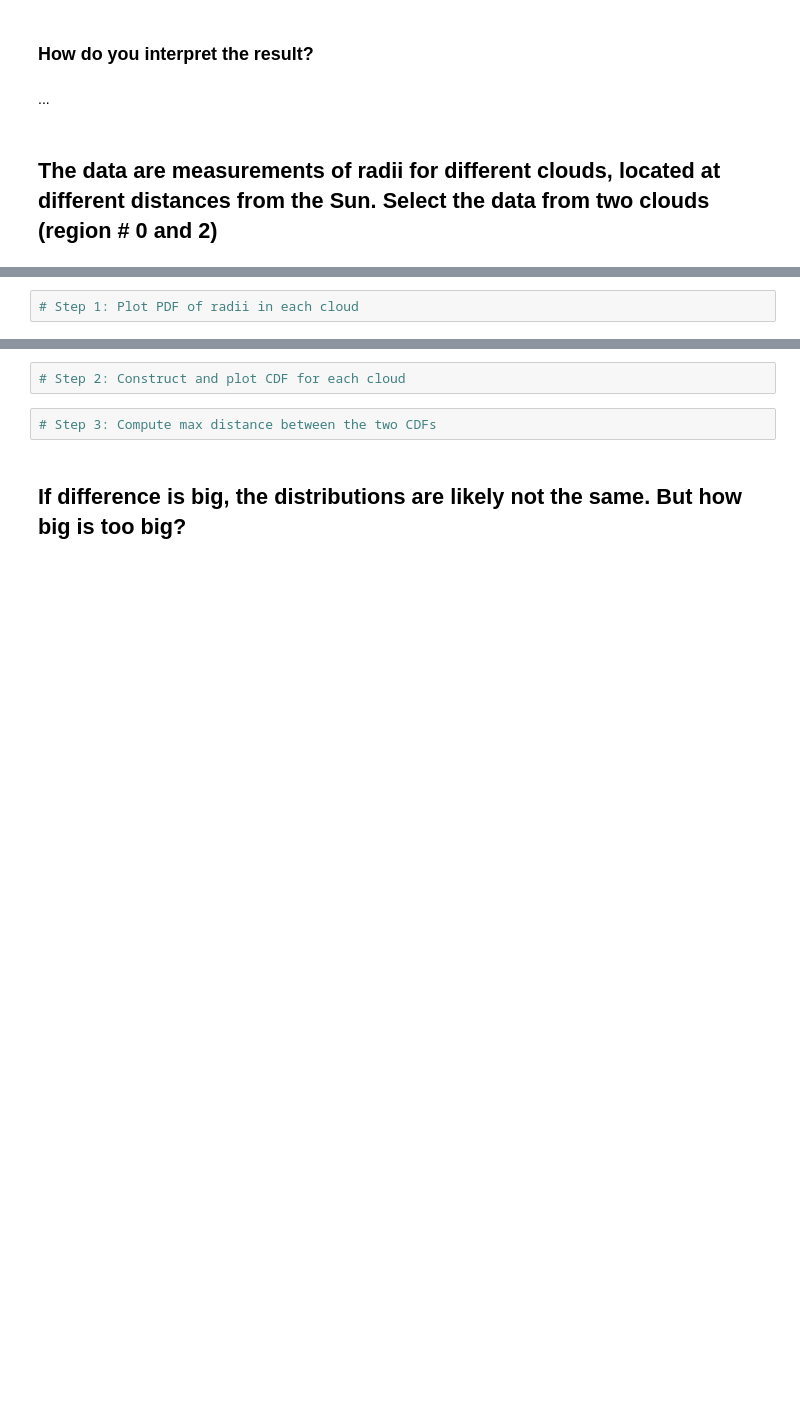
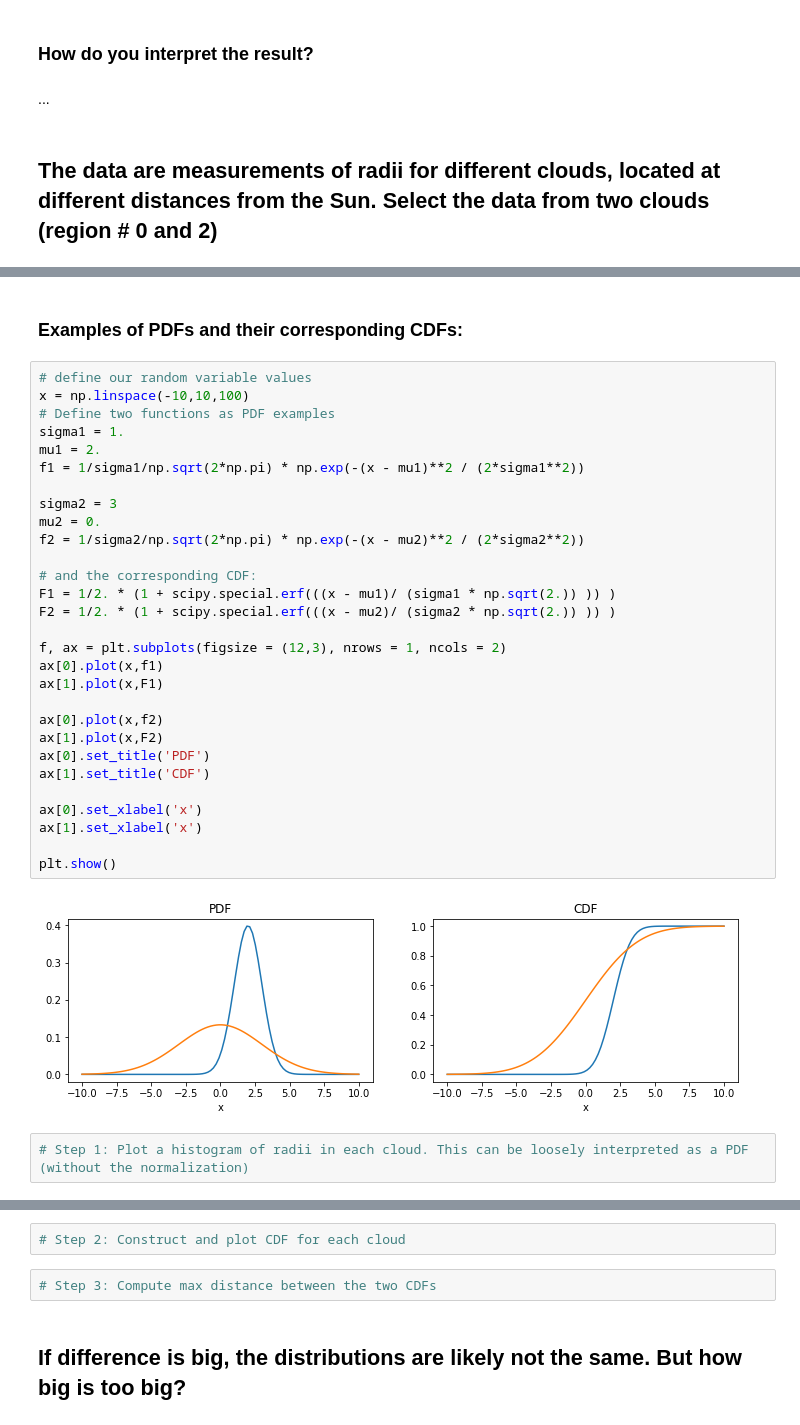
Before and after one commit to ginleaf/pyucy1, a Jupyter notebook: Hypothesis_testing.ipynb, the cells around one changed output, grey strips where cells are left out. Drawn from its saved outputs; the diff is of its cells as text; blank space fills up the shorter version.

Commit message:
p-value theory

```diff
--- a/Hypothesis_testing.ipynb
+++ b/Hypothesis_testing.ipynb
@@ -51,2 +79,35 @@ Text(0, 0.5, 'Width [pc]')
+# %% [markdown]
+### Examples of PDFs and their corresponding CDFs:
+# %%
+# define our random variable values
+x = np.linspace(-10,10,100)
+# Define two functions as PDF examples
+sigma1 = 1.
+mu1 = 2.
+f1 = 1/sigma1/np.sqrt(2*np.pi) * np.exp(-(x - mu1)**2 / (2*sigma1**2))
+
+sigma2 = 3
+mu2 = 0.
+f2 = 1/sigma2/np.sqrt(2*np.pi) * np.exp(-(x - mu2)**2 / (2*sigma2**2))
+
+# and the corresponding CDF:
+F1 = 1/2. * (1 + scipy.special.erf(((x - mu1)/ (sigma1 * np.sqrt(2.)) )) )
+F2 = 1/2. * (1 + scipy.special.erf(((x - mu2)/ (sigma2 * np.sqrt(2.)) )) )
+
+f, ax = plt.subplots(figsize = (12,3), nrows = 1, ncols = 2)
+ax[0].plot(x,f1)
+ax[1].plot(x,F1)
+
+ax[0].plot(x,f2)
+ax[1].plot(x,F2)
+ax[0].set_title('PDF')
+ax[1].set_title('CDF')
+
+ax[0].set_xlabel('x')
+ax[1].set_xlabel('x')
+
+plt.show()
+# %% [output]
+[figure, added]
 # %%
-# Step 1: Plot PDF of radii in each cloud
+# Step 1: Plot a histogram of radii in each cloud. This can be loosely interpreted as a PDF (without the normalization)
```
Also changed, not shown: parts of 13 cells of this notebook.
